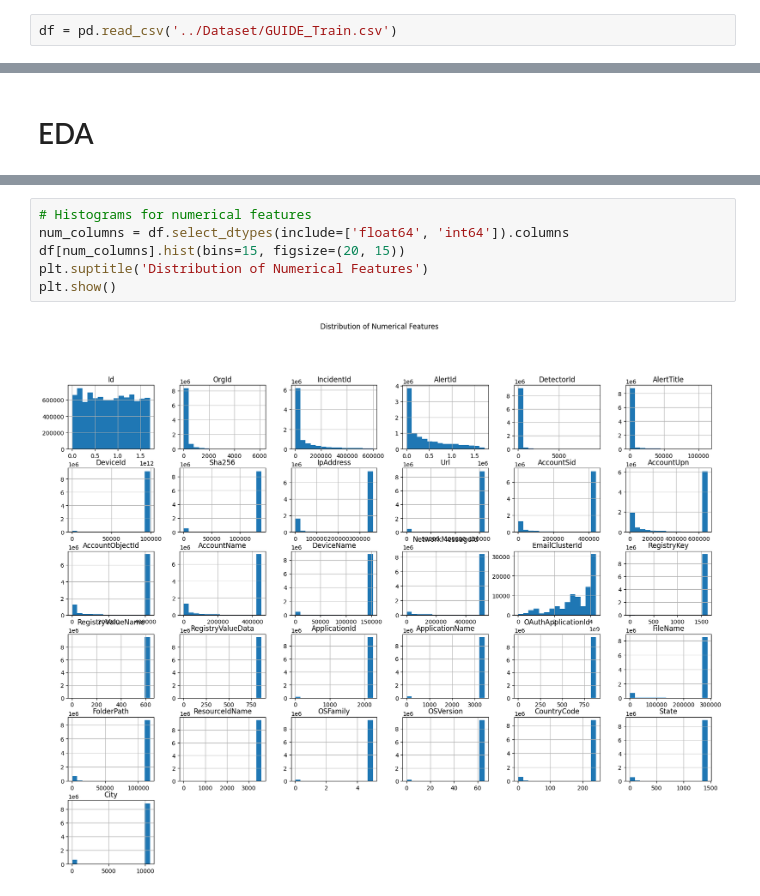
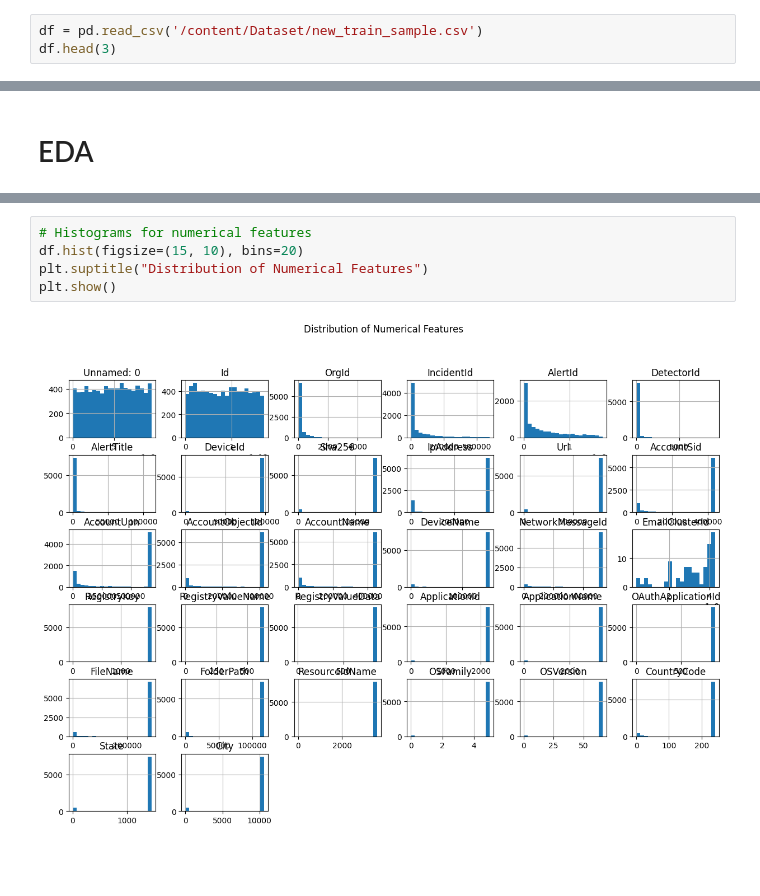
Before and after one commit to Avijit-Jana/Classifying_Cybersecurity_Incidents_Machine_Learning, a Jupyter notebook: NoteBooks/Data_Exploration_&_Understanding.ipynb, the cells around one changed output, grey strips where cells are left out. Drawn from its saved outputs; the diff is of its cells as text; blank space fills up the shorter version.

```diff
--- a/NoteBooks/Data_Exploration_&_Understanding.ipynb
+++ b/NoteBooks/Data_Exploration_&_Understanding.ipynb
@@ -6,4 +6,5 @@ import numpy as np
 import seaborn as sns
 import matplotlib.pyplot as plt
 # %%
-df = pd.read_csv('../Dataset/GUIDE_Train.csv')
+df = pd.read_csv('/content/Dataset/new_train_sample.csv')
+df.head(3)
@@ -71,8 +87,7 @@ plt.show()
 # %%
 # Histograms for numerical features
-num_columns = df.select_dtypes(include=['float64', 'int64']).columns
-df[num_columns].hist(bins=15, figsize=(20, 15))
-plt.suptitle('Distribution of Numerical Features')
+df.hist(figsize=(15, 10), bins=20)
+plt.suptitle("Distribution of Numerical Features")
 plt.show()
 # %% [output]
-[figure, old version]
+[figure, new version]
```
Also changed, not shown: parts of 9 cells of this notebook.
